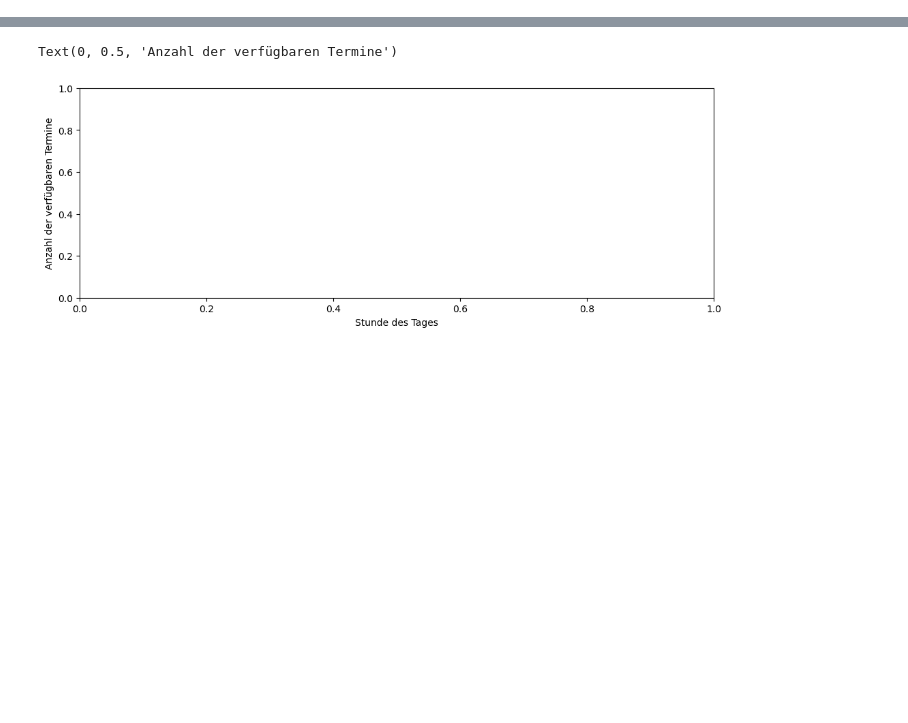
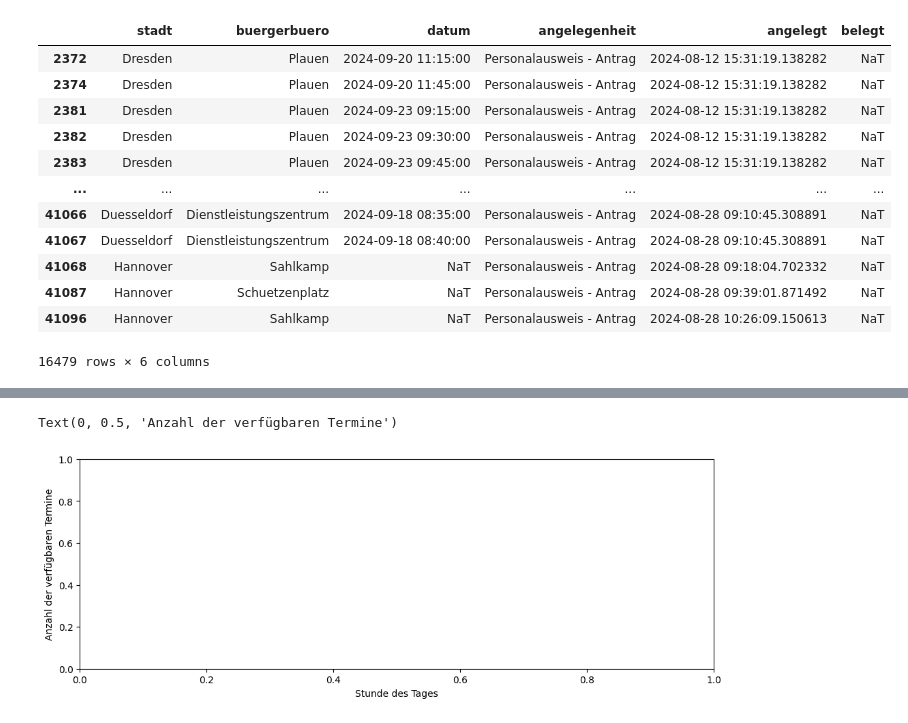
Before and after one commit to davidkempkens/appointment-scraper, a Jupyter notebook: dashboard.ipynb, the cells around one changed output, grey strips where cells are left out. Drawn from its saved outputs; the diff is of its cells as text; code cells hidden in the pictures; blank space fills up the shorter version.

```diff
--- a/dashboard.ipynb
+++ b/dashboard.ipynb
@@ -89,2 +100,18 @@ open_appointments
+# %%
+count_open_per_timestamp
+# %% [output]
+|  | stadt | buergerbuero | datum | angelegenheit | angelegt | belegt |
+| 2372 | Dresden | Plauen | 2024-09-20 11:15:00 | Personalausweis - Antrag | 2024-08-12 15:31:19.138282 | NaT |
+| 2374 | Dresden | Plauen | 2024-09-20 11:45:00 | Personalausweis - Antrag | 2024-08-12 15:31:19.138282 | NaT |
+| 2381 | Dresden | Plauen | 2024-09-23 09:15:00 | Personalausweis - Antrag | 2024-08-12 15:31:19.138282 | NaT |
+| 2382 | Dresden | Plauen | 2024-09-23 09:30:00 | Personalausweis - Antrag | 2024-08-12 15:31:19.138282 | NaT |
+| 2383 | Dresden | Plauen | 2024-09-23 09:45:00 | Personalausweis - Antrag | 2024-08-12 15:31:19.138282 | NaT |
+| ... | ... | ... | ... | ... | ... | ... |
+| 41066 | Duesseldorf | Dienstleistungszentrum | 2024-09-18 08:35:00 | Personalausweis - Antrag | 2024-08-28 09:10:45.308891 | NaT |
+| 41067 | Duesseldorf | Dienstleistungszentrum | 2024-09-18 08:40:00 | Personalausweis - Antrag | 2024-08-28 09:10:45.308891 | NaT |
+| 41068 | Hannover | Sahlkamp | NaT | Personalausweis - Antrag | 2024-08-28 09:18:04.702332 | NaT |
+| 41087 | Hannover | Schuetzenplatz | NaT | Personalausweis - Antrag | 2024-08-28 09:39:01.871492 | NaT |
+| 41096 | Hannover | Sahlkamp | NaT | Personalausweis - Antrag | 2024-08-28 10:26:09.150613 | NaT |
+16479 rows × 6 columns
 # %%
 # nächster freier Termin pro Bürgerbüro
```
Also changed, not shown: parts of 9 cells of this notebook, 2 other files.
